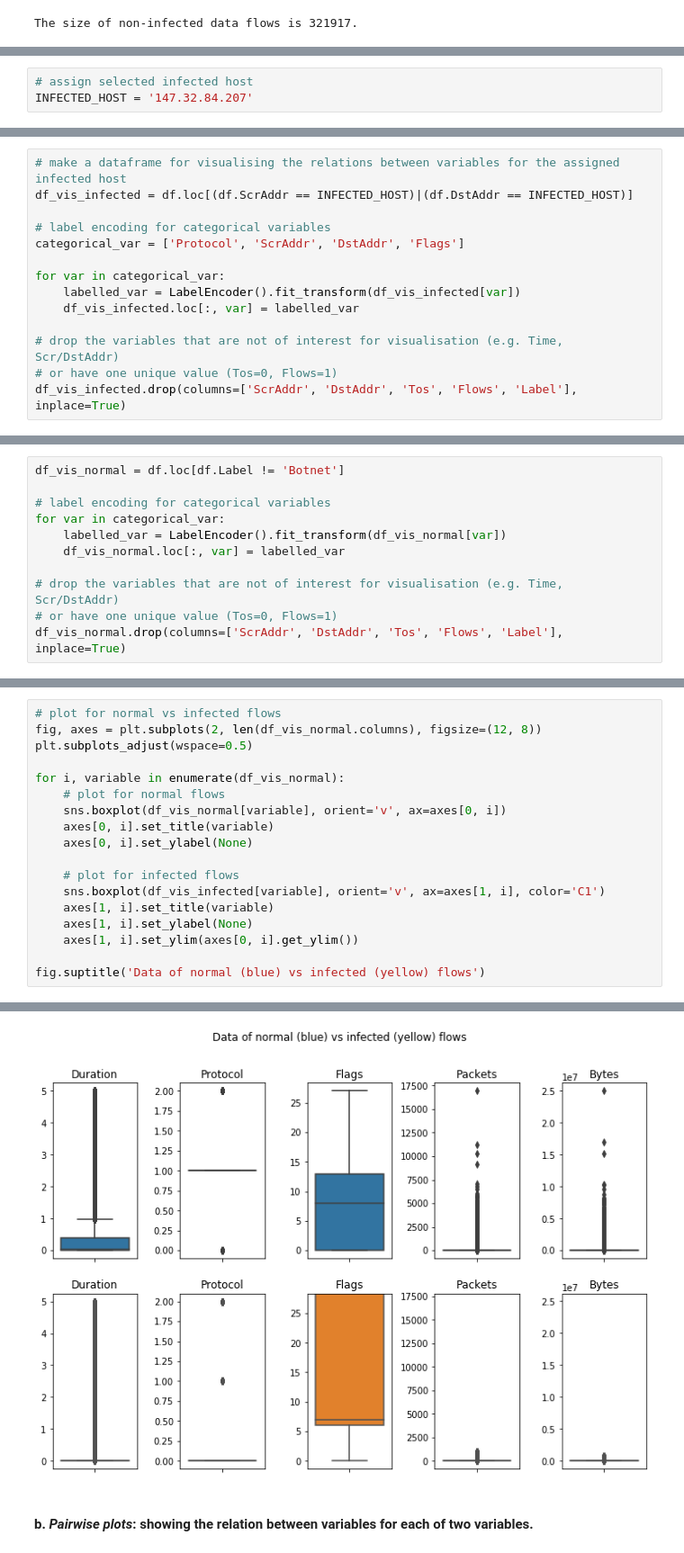
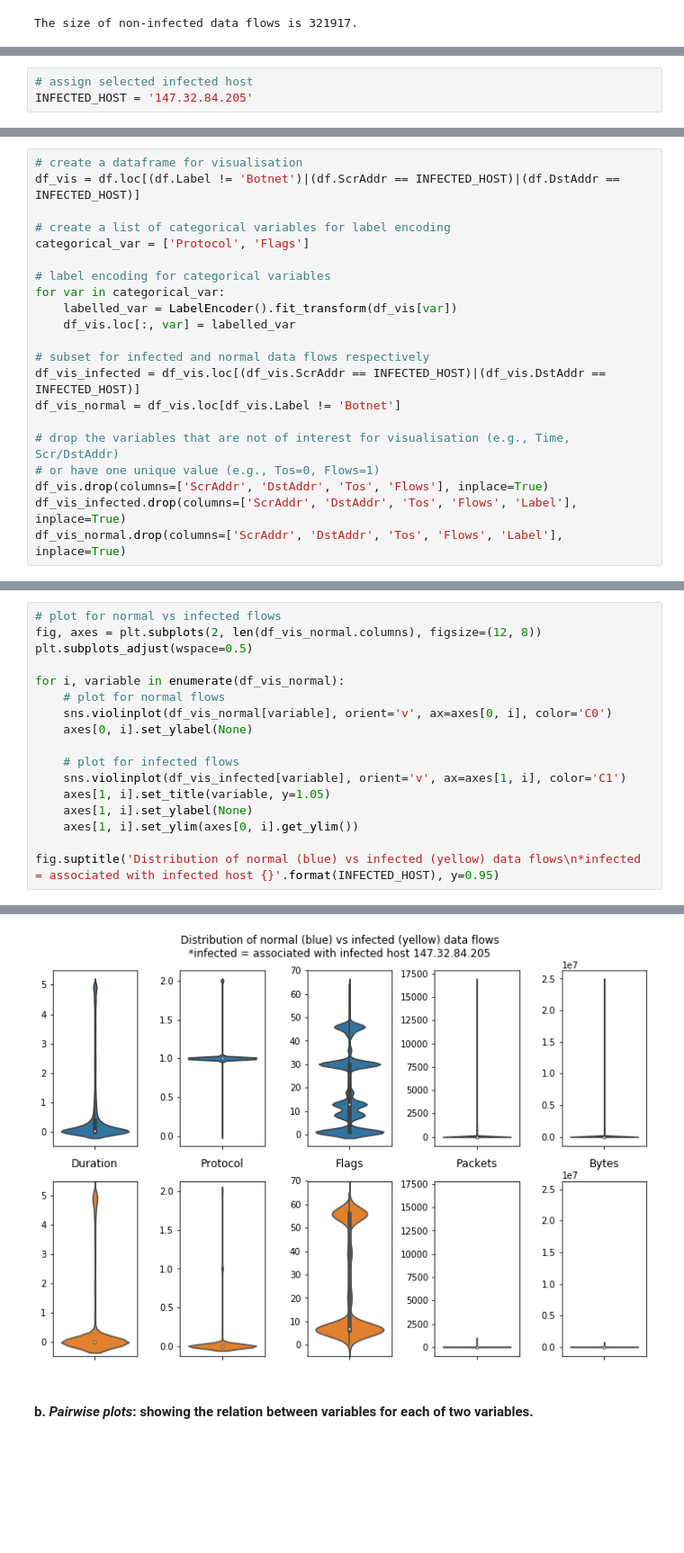
Before and after one commit to chengh42/Cyber-Data-Analytics, a Jupyter notebook: data stream/Task3_Discretization.ipynb, the cells around one changed output, grey strips where cells are left out. Shown: that part at 90% size. Cells and saved outputs as stored; diff of their text form; blank space fills up the shorter version.

```diff
--- a/data stream/Task3_Discretization.ipynb
+++ b/data stream/Task3_Discretization.ipynb
@@ -126,4 +131,4 @@ As we can see above, the frequencies of infected hosts are all around the scale
 ### *Visualisation of features*
 # %%
 # assign selected infected host
-INFECTED_HOST = '147.32.84.207'
+INFECTED_HOST = '147.32.84.205'
@@ -130,14 +137,21 @@ INFECTED_HOST = '147.32.84.207'
 # %%
-# make a dataframe for visualising the relations between variables for the assigned infected host
-df_vis_infected = df.loc[(df.ScrAddr == INFECTED_HOST)|(df.DstAddr == INFECTED_HOST)]
+# create a dataframe for visualisation
+df_vis = df.loc[(df.Label != 'Botnet')|(df.ScrAddr == INFECTED_HOST)|(df.DstAddr == INFECTED_HOST)]
+
+# create a list of categorical variables for label encoding
+categorical_var = ['Protocol', 'Flags']
 
 # label encoding for categorical variables
-categorical_var = ['Protocol', 'ScrAddr', 'DstAddr', 'Flags']
+for var in categorical_var:
+    labelled_var = LabelEncoder().fit_transform(df_vis[var])
+    df_vis.loc[:, var] = labelled_var
 
-for var in categorical_var:
-    labelled_var = LabelEncoder().fit_transform(df_vis_infected[var])
-    df_vis_infected.loc[:, var] = labelled_var
+# subset for infected and normal data flows respectively
+df_vis_infected = df_vis.loc[(df_vis.ScrAddr == INFECTED_HOST)|(df_vis.DstAddr == INFECTED_HOST)]
+df_vis_normal = df_vis.loc[df_vis.Label != 'Botnet']
 
-# drop the variables that are not of interest for visualisation (e.g. Time, Scr/DstAddr)
-# or have one unique value (Tos=0, Flows=1)
+# drop the variables that are not of interest for visualisation (e.g., Time, Scr/DstAddr)
+# or have one unique value (e.g., Tos=0, Flows=1)
+df_vis.drop(columns=['ScrAddr', 'DstAddr', 'Tos', 'Flows'], inplace=True)
 df_vis_infected.drop(columns=['ScrAddr', 'DstAddr', 'Tos', 'Flows', 'Label'], inplace=True)
+df_vis_normal.drop(columns=['ScrAddr', 'DstAddr', 'Tos', 'Flows', 'Label'], inplace=True)
@@ -149,11 +157,0 @@ See the caveats in the documentation: http://pandas.pydata.org/pandas-docs/stabl
-# %%
-df_vis_normal = df.loc[df.Label != 'Botnet']
-
-# label encoding for categorical variables
-for var in categorical_var:
-    labelled_var = LabelEncoder().fit_transform(df_vis_normal[var])
-    df_vis_normal.loc[:, var] = labelled_var
-
-# drop the variables that are not of interest for visualisation (e.g. Time, Scr/DstAddr)
-# or have one unique value (Tos=0, Flows=1)
-df_vis_normal.drop(columns=['ScrAddr', 'DstAddr', 'Tos', 'Flows', 'Label'], inplace=True)
@@ -166,15 +162,14 @@ plt.subplots_adjust(wspace=0.5)
 
 for i, variable in enumerate(df_vis_normal):
     # plot for normal flows
-    sns.boxplot(df_vis_normal[variable], orient='v', ax=axes[0, i])
-    axes[0, i].set_title(variable)
+    sns.violinplot(df_vis_normal[variable], orient='v', ax=axes[0, i], color='C0')
     axes[0, i].set_ylabel(None)
 
     # plot for infected flows
-    sns.boxplot(df_vis_infected[variable], orient='v', ax=axes[1, i], color='C1')
-    axes[1, i].set_title(variable)
+    sns.violinplot(df_vis_infected[variable], orient='v', ax=axes[1, i], color='C1')
+    axes[1, i].set_title(variable, y=1.05)
     axes[1, i].set_ylabel(None)
     axes[1, i].set_ylim(axes[0, i].get_ylim())
 
-fig.suptitle('Data of normal (blue) vs infected (yellow) flows')
+fig.suptitle('Distribution of normal (blue) vs infected (yellow) data flows\n*infected = associated with infected host {}'.format(INFECTED_HOST), y=0.95)
 # %% [output]
@@ -182,3 +177,3 @@ Text(0.5, 0.98, 'Data of normal (blue) vs infected (yellow) flows')
-[figure, old version]
+[figure, new version]
 # %% [markdown]
 #### b. *Pairwise plots*: showing the relation between variables for each of two variables.
```
Also changed, not shown: parts of 18 cells of this notebook.
